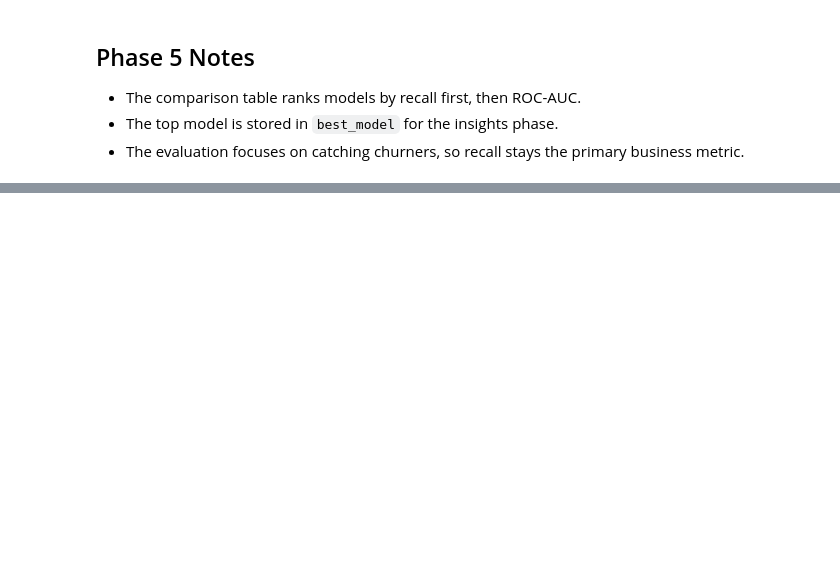
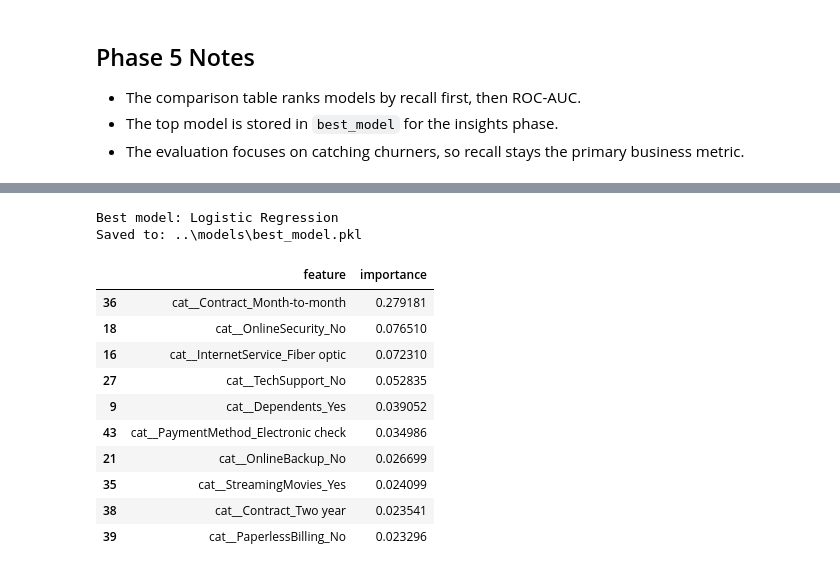
Before and after one commit to Trishanshv/ChurnPredictor, a Jupyter notebook: notebooks/churn_analysis.ipynb, the cells around one changed output, grey strips where cells are left out. Saved outputs shown, nothing was run; the diff lists cells and outputs as text; code cells hidden in the pictures; blank space fills up the shorter version.

```diff
--- a/notebooks/churn_analysis.ipynb
+++ b/notebooks/churn_analysis.ipynb
@@ -345,0 +360,46 @@ plt.tight_layout()
+# %%
+import joblib
+
+# Export the best-performing model for later use
+model_export_path = Path('../models/best_model.pkl')
+model_export_path.parent.mkdir(parents=True, exist_ok=True)
+joblib.dump(best_model, model_export_path)
+
+print(f'Best model: {best_model_name}')
+print(f'Saved to: {model_export_path}')
+# %% [output]
+Best model: Logistic Regression
+Saved to: ..\models\best_model.pkl
+# %%
+# Readable feature importance from the strongest tree-based model
+if hasattr(xgboost_model, 'feature_importances_'):
+    importance_model = xgboost_model
+    importance_source = 'XGBoost'
+elif hasattr(random_forest_model, 'feature_importances_'):
+    importance_model = random_forest_model
+    importance_source = 'Random Forest'
+else:
+    importance_model = None
+    importance_source = None
+
+if importance_model is None:
+    raise AttributeError('No tree-based model with feature_importances_ is available.')
+
+importance_df = pd.DataFrame({
+    'feature': feature_names,
+    'importance': importance_model.feature_importances_,
+}).sort_values('importance', ascending=False)
+
+importance_df.head(10)
+# %% [output]
+|  | feature | importance |
+| 36 | cat__Contract_Month-to-month | 0.279181 |
+| 18 | cat__OnlineSecurity_No | 0.076510 |
+| 16 | cat__InternetService_Fiber optic | 0.072310 |
+| 27 | cat__TechSupport_No | 0.052835 |
+| 9 | cat__Dependents_Yes | 0.039052 |
+| 43 | cat__PaymentMethod_Electronic check | 0.034986 |
+| 21 | cat__OnlineBackup_No | 0.026699 |
+| 35 | cat__StreamingMovies_Yes | 0.024099 |
+| 38 | cat__Contract_Two year | 0.023541 |
+| 39 | cat__PaperlessBilling_No | 0.023296 |
```
Also changed, not shown: parts of 6 cells of this notebook, 2 other files.
